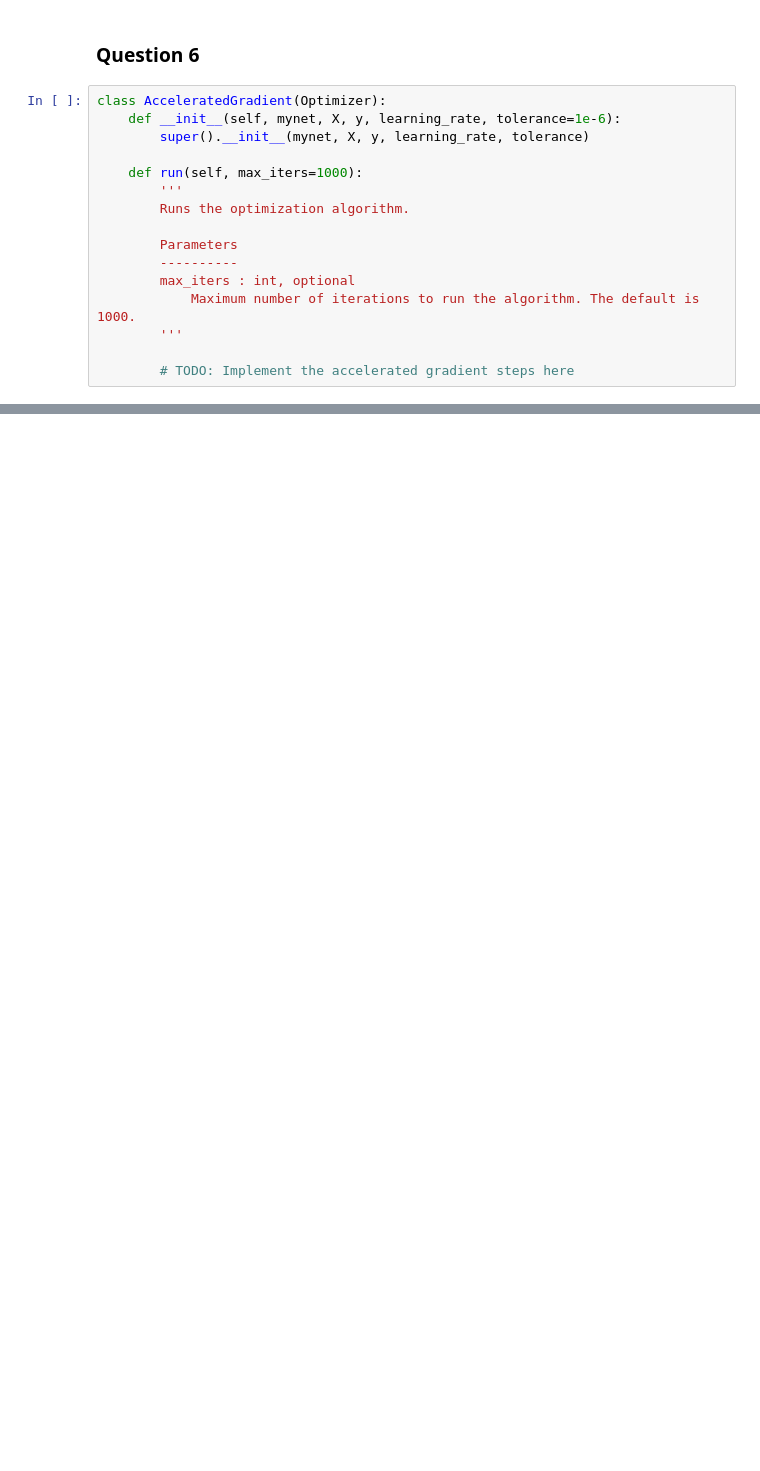
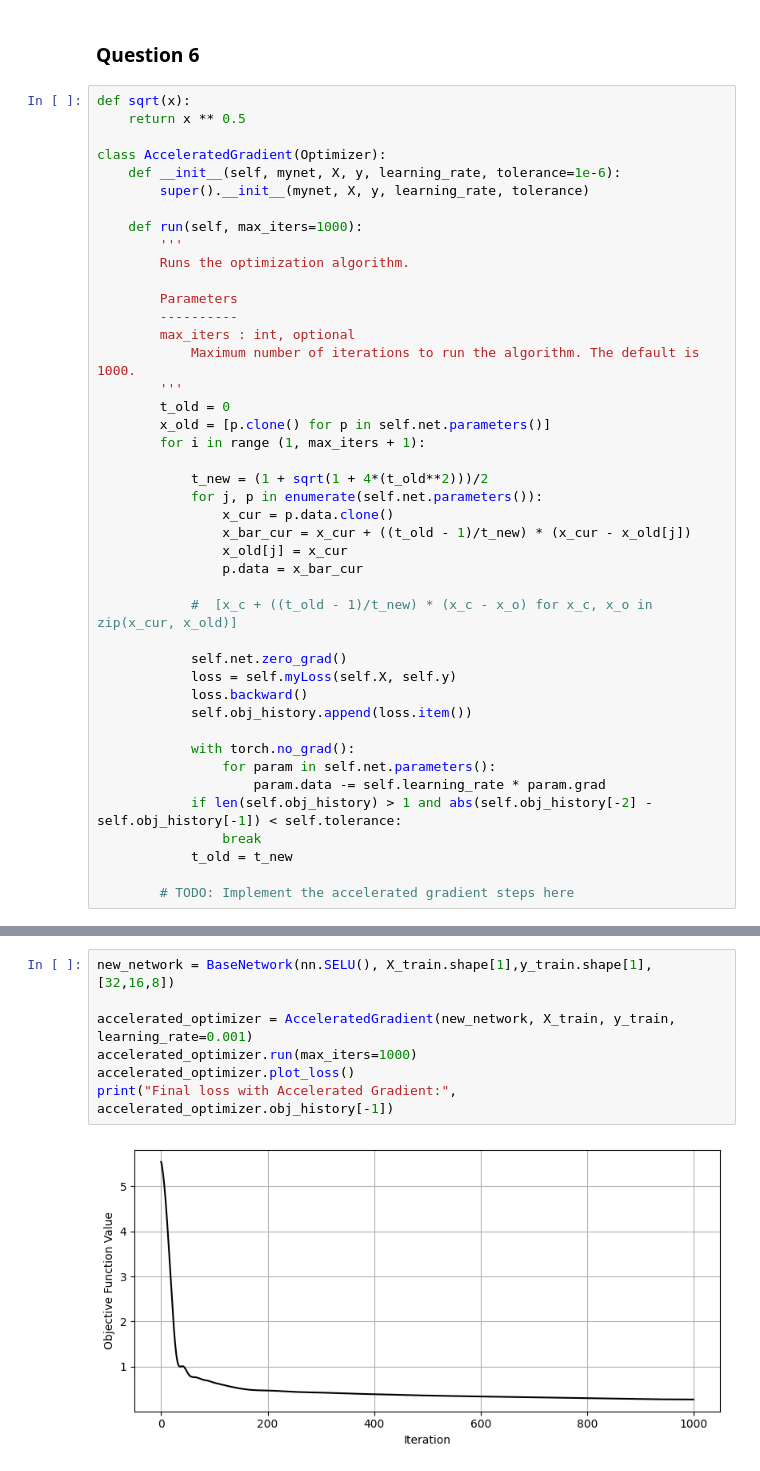
Before and after one commit to AAreeb13/Machine-Learning-Foundations, a Jupyter notebook: coursework1(1).ipynb, the cells around one changed output, grey strips where cells are left out. Saved outputs shown, nothing was run; the diff lists cells and outputs as text; blank space fills up the shorter version.

```diff
--- a/coursework1(1).ipynb
+++ b/coursework1(1).ipynb
@@ -679,6 +732,9 @@ validation set: 0.7277648448944092
 
 ### Question 6
 # %%
+def sqrt(x):
+    return x ** 0.5
+
 class AcceleratedGradient(Optimizer):
     def __init__(self, mynet, X, y, learning_rate, tolerance=1e-6):
         super().__init__(mynet, X, y, learning_rate, tolerance)
@@ -692,5 +748,29 @@ class AcceleratedGradient(Optimizer):
         max_iters : int, optional
             Maximum number of iterations to run the algorithm. The default is 1000.
         '''
+        t_old = 0
+        x_old = [p.clone() for p in self.net.parameters()]
+        for i in range (1, max_iters + 1):
+
+            t_new = (1 + sqrt(1 + 4*(t_old**2)))/2
+            for j, p in enumerate(self.net.parameters()):
+                x_cur = p.data.clone()
+                x_bar_cur = x_cur + ((t_old - 1)/t_new) * (x_cur - x_old[j])
+                x_old[j] = x_cur
+                p.data = x_bar_cur
+
+            #  [x_c + ((t_old - 1)/t_new) * (x_c - x_o) for x_c, x_o in zip(x_cur, x_old)]
+
+            self.net.zero_grad()
+            loss = self.myLoss(self.X, self.y)
+            loss.backward()
+            self.obj_history.append(loss.item())
+
+            with torch.no_grad():
+                for param in self.net.parameters():
+                    param.data -= self.learning_rate * param.grad
+            if len(self.obj_history) > 1 and abs(self.obj_history[-2] - self.obj_history[-1]) < self.tolerance:
+                break
+            t_old = t_new
 
         # TODO: Implement the accelerated gradient steps here
@@ -696,0 +781,9 @@ class AcceleratedGradient(Optimizer):
+# %%
+new_network = BaseNetwork(nn.SELU(), X_train.shape[1],y_train.shape[1],[32,16,8])
+
+accelerated_optimizer = AcceleratedGradient(new_network, X_train, y_train, learning_rate=0.001)
+accelerated_optimizer.run(max_iters=1000)
+accelerated_optimizer.plot_loss()
+print("Final loss with Accelerated Gradient:", accelerated_optimizer.obj_history[-1])
+# %% [output]
+[figure, added]
```
Also changed, not shown: parts of 12 cells of this notebook.
